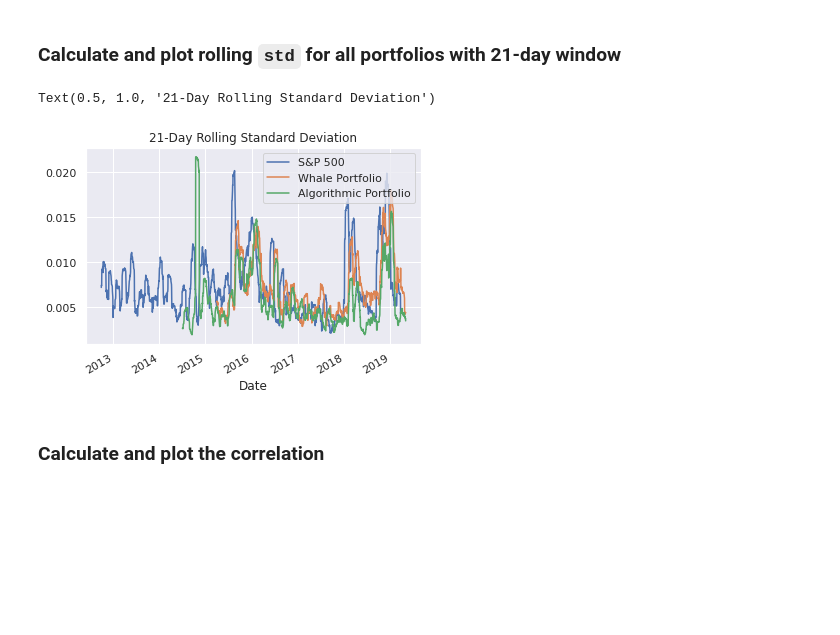
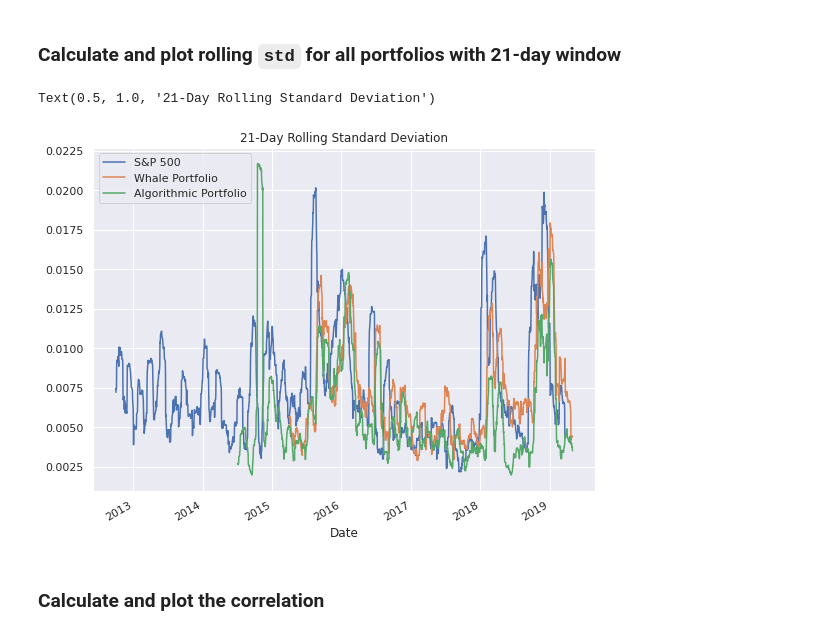
Before and after one commit to gadam/fintech_assessment_03, a Jupyter notebook: whale_analysis.ipynb, the cells around one changed output. Cells and saved outputs as stored; diff of their text form; code cells hidden in the pictures; blank space fills up the shorter version.

Commit message:
Widened the SD rolling window chart

```diff
--- a/whale_analysis.ipynb
+++ b/whale_analysis.ipynb
@@ -469,19 +469,22 @@ Risk changes over time. Analyze the rolling statistics for Risk and Beta.
 ### Calculate and plot rolling `std` for all portfolios with 21-day window
 # %%
 # Calculate the rolling standard deviation for all portfolios using a 21-day window
+from matplotlib.figure import figaspect
+
+
 whale_rolling_sd = whale_weighted_returns.rolling(21).std()
 algo_rolling_sd = algo_weighted_returns.rolling(21).std()
 sp500_rolling_sd = sp500_daily_returns.rolling(21).std()
 
 # Plot the rolling standard deviation, overlaying each on the same chart and add a legend
 sp500_ax = sp500_rolling_sd.plot()
 whale_ax = whale_rolling_sd.plot(ax=sp500_ax)
-algo_ax = algo_rolling_sd.plot(ax=whale_ax)
+algo_ax = algo_rolling_sd.plot(ax=whale_ax, figsize=(9,7))
 algo_ax.legend(["S&P 500", "Whale Portfolio", "Algorithmic Portfolio"])
 algo_ax.set_title("21-Day Rolling Standard Deviation")
 # %% [output]
 Text(0.5, 1.0, '21-Day Rolling Standard Deviation')
-[figure, old version]
+[figure, new version]
 # %% [markdown]
 ### Calculate and plot the correlation
 # %%
```
Also changed, not shown: parts of 1 cell of this notebook.
